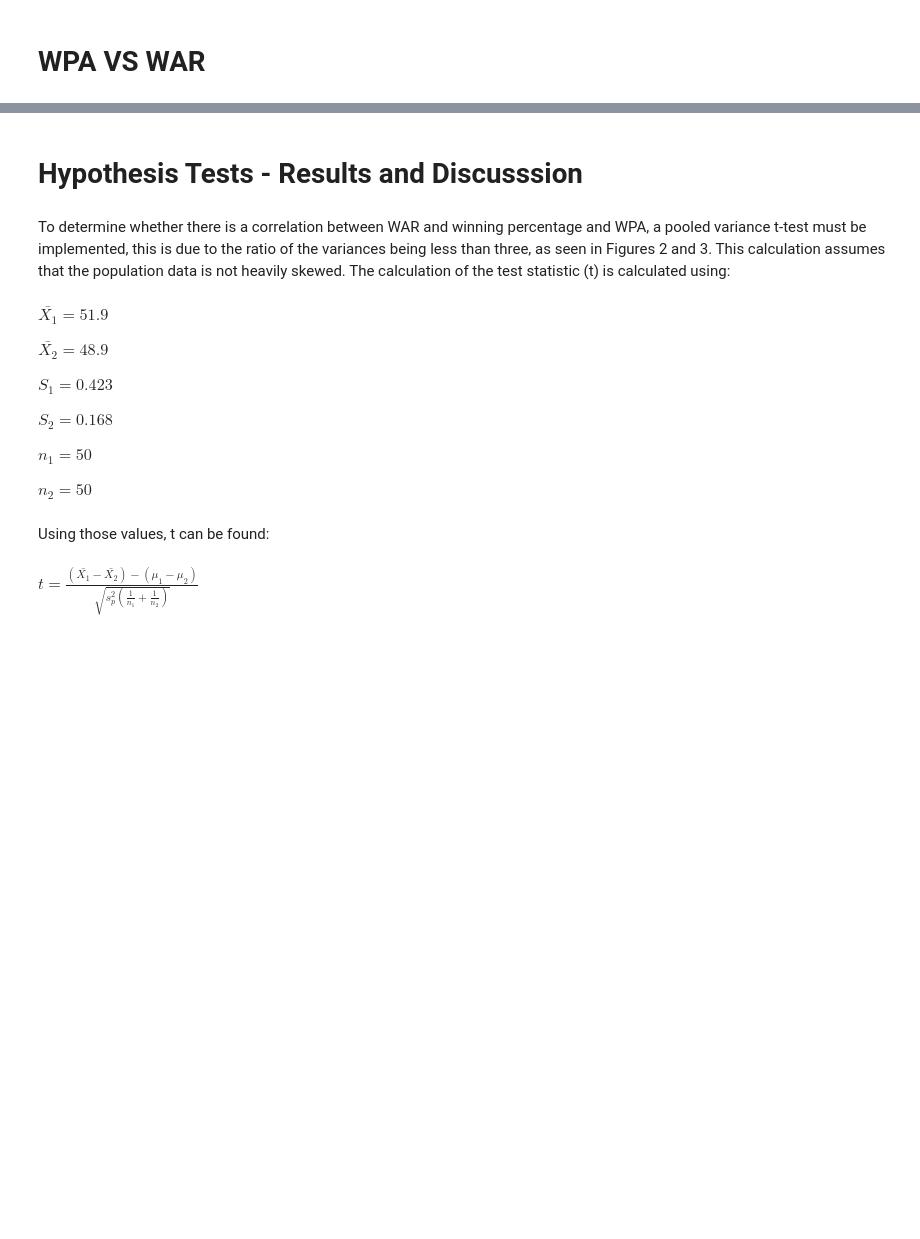
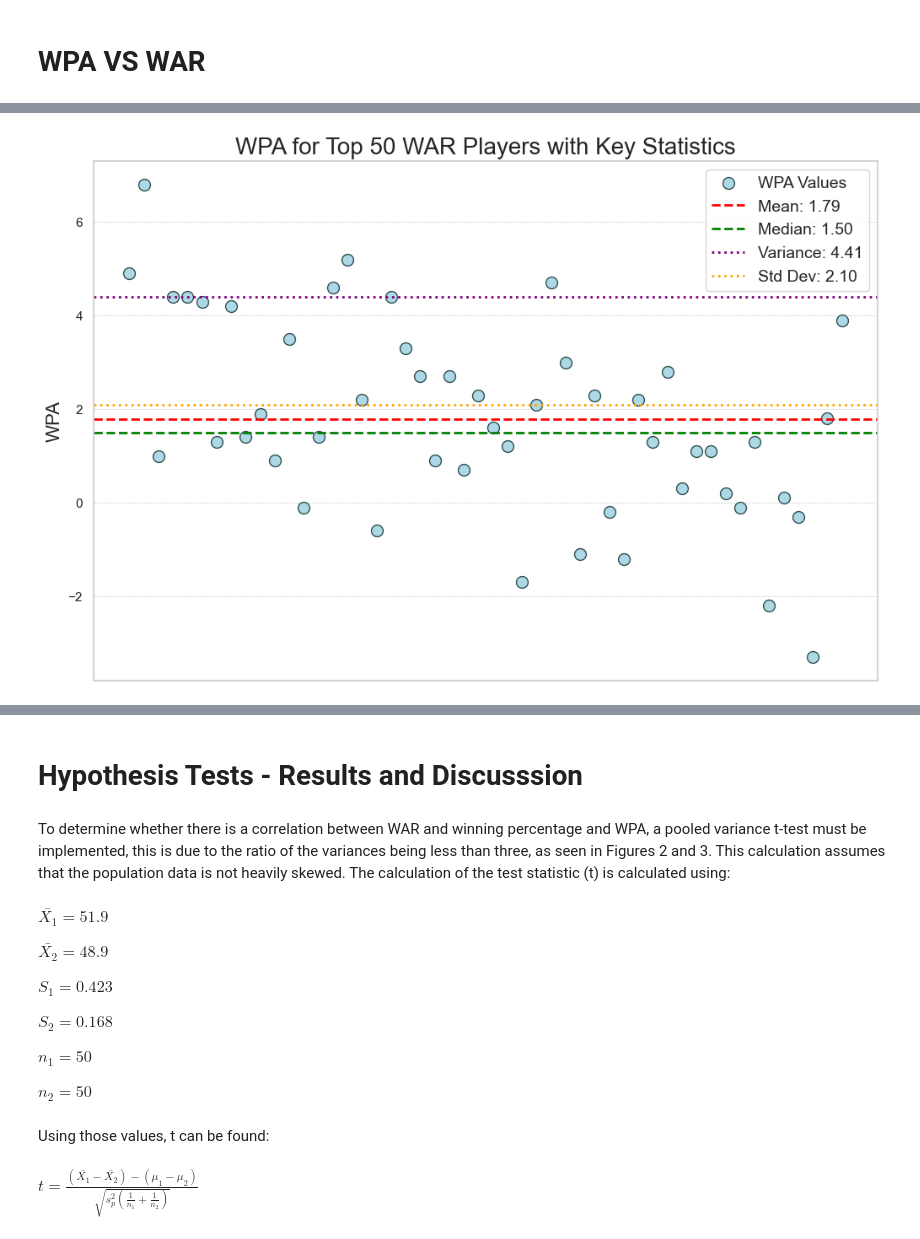
Before and after one commit to Ethanp333/baseball_data, a Jupyter notebook: starting_new.ipynb, the cells around one changed output, grey strips where cells are left out. Cells and saved outputs as stored; diff of their text form; code cells hidden in the pictures; blank space fills up the shorter version.

```diff
--- a/starting_new.ipynb
+++ b/starting_new.ipynb
@@ -1251,7 +1010,13 @@ def find_names_in_another_csv(names_df, filepath):
         # Filter the rows where the names match
         matching_rows = names_df.merge(matching_data, on='Player', how='left')
 
-        return matching_rows
+        # Display the matching rows in a styled table
+        styled_matching_rows = matching_rows.style.set_caption("Matching Rows from WPA_2023 Dataset").set_table_styles([
+            {'selector': 'caption', 'props': 'caption-side: top; font-weight: bold;'},
+            {'selector': 'th', 'props': 'font-weight: bold;'},
+        ])
+
+        return styled_matching_rows
 
     except Exception as e:
         print(f"An error occurred: {e}")
@@ -1266,9 +1031,8 @@ if top_50 is not None:
     second_csv_filepath = "WPA_2023.csv"
     matching_rows = find_names_in_another_csv(top_50, second_csv_filepath)
 
-    if matching_rows is not None and not matching_rows.empty:
-        print("Matching rows found in the second CSV:")
-        print(matching_rows)
+    if matching_rows is not None:
+        display(matching_rows)
     else:
         print("No matching rows found or an error occurred.")
 else:
@@ -1294,7 +1154,6 @@ Matching rows found in the second CSV:
 # %%
 import pandas as pd
-import plotly.graph_objects as go
-import numpy as np
+import matplotlib.pyplot as plt
 
 def get_top_50_unique_names(data):
     try:
@@ -1337,78 +1196,51 @@ def find_wpa_for_top_50_war(top_50_df, filepath):
 # Define the paths to your CSV files
 war_csv_file_path = 'WAR_2023.csv'
 wpa_csv_file_path = 'WPA_2023.csv'
 
 # Load the WAR data from the first CSV file
 war_data = pd.read_csv(war_csv_file_path, encoding='latin1')
 
 # Get the top 50 unique WAR players
 top_50 = get_top_50_unique_names(war_data)
 
 if top_50 is not None:
     # Find the WPA for the top 50 WAR players in the WPA CSV
     matching_rows = find_wpa_for_top_50_war(top_50, wpa_csv_file_path)
 
     if matching_rows is not None and not matching_rows.empty:
         # Calculate statistics for WPA values
         wpa_values = matching_rows['WPA'].dropna()
         wpa_mean = wpa_values.mean()
         wpa_median = wpa_values.median()
         wpa_variance = wpa_values.var()
         wpa_std_dev = wpa_values.std()
 
-        # Create the scatter plot
-        scatter_fig = go.Figure()
+        # Plotting the WPA values with Matplotlib
+        plt.figure(figsize=(12, 8))
+        plt.scatter(range(len(wpa_values)), wpa_values, color='lightblue', edgecolor='DarkSlateGrey', s=100, label='WPA Values')
 
-        scatter_fig.add_trace(go.Scatter(
-            x=matching_rows['Player'],
-            y=matching_rows['WPA'],
-            mode='markers',
-            marker=dict(symbol='circle', color='lightblue', size=8, line=dict(color='DarkSlateGrey', width=1)),
-            name='WPA Values'
-        ))
+        # Plot horizontal lines for statistics
+        plt.axhline(y=wpa_mean, color='red', linestyle='--', linewidth=2, label=f'Mean: {wpa_mean:.2f}')
+        plt.axhline(y=wpa_median, color='green', linestyle='--', linewidth=2, label=f'Median: {wpa_median:.2f}')
+        plt.axhline(y=wpa_variance, color='purple', linestyle=':', linewidth=2, label=f'Variance: {wpa_variance:.2f}')
+        plt.axhline(y=wpa_std_dev, color='orange', linestyle=':', linewidth=2, label=f'Std Dev: {wpa_std_dev:.2f}')
 
-        # Add statistics as annotations above the graph
-        scatter_fig.add_annotation(
-            text=f"Mean: {wpa_mean:.2f}, Median: {wpa_median:.2f}, Variance: {wpa_variance:.2f}, Std Dev: {wpa_std_dev:.2f}",
-            xref="paper", yref="paper",
-            x=0.5, y=1.15, showarrow=False,
-            font=dict(size=16, color="black")
-        )
+        # Adding titles and labels
+        plt.title('WPA for Top 50 WAR Players with Key Statistics', fontsize=20)
+        plt.ylabel('WPA', fontsize=16)
+        plt.xticks([])  # Remove x-axis labels
+        plt.legend(fontsize=14)
 
-        # Add thinner horizontal lines for mean, median, variance, and standard deviation with enhanced annotations
-        scatter_fig.add_hline(y=wpa_mean, line_dash="dash", line_color="red", line_width=2,
-                              annotation_text="Mean", annotation_position="bottom left",
-                              annotation=dict(font_size=16, font_color="red", align="left", yshift=-10))
-        scatter_fig.add_hline(y=wpa_median, line_dash="dash", line_color="green", line_width=2,
-                              annotation_text="Median", annotation_position="top right",
-                              annotation=dict(font_size=16, font_color="green", align="right", yshift=10))
-        scatter_fig.add_hline(y=wpa_variance, line_dash="dot", line_color="purple", line_width=2,
-                              annotation_text="Variance", annotation_position="top left",
-                              annotation=dict(font_size=16, font_color="purple", align="left", yshift=20))
-        scatter_fig.add_hline(y=wpa_std_dev, line_dash="dot", line_color="orange", line_width=2,
-                              annotation_text="Std Dev", annotation_position="bottom right",
-                              annotation=dict(font_size=16, font_color="orange", align="right", yshift=-20))
+        # Adding gridlines
+        plt.grid(True, which='both', linestyle='--', linewidth=0.5)
 
-        # Update layout to remove the "Player" title
-        scatter_fig.update_layout(
-            title=dict(text='WPA for Top 50 WAR Players with Key Statistics', font=dict(size=24, color='black')),
-            yaxis_title=dict(text='WPA', font=dict(size=20, color='black')),
-            xaxis=dict(showticklabels=False),  # Remove individual player labels on x-axis
-            yaxis=dict(tickfont=dict(size=14, color='black')),  # Increase y-axis tick label size
-            legend=dict(yanchor="top", y=0.99, xanchor="left", x=0.01, font=dict(size=16, color='black')),  # Adjust legend font and position
-            plot_bgcolor='white',  # Set the background to white for a cleaner look
-            margin=dict(l=50, r=50, t=100, b=100)  # Adjust margins for better layout
-        )
-
-        # Add gridlines for better readability
-        scatter_fig.update_xaxes(showgrid=True, gridwidth=1, gridcolor='lightgrey')
-        scatter_fig.update_yaxes(showgrid=True, gridwidth=1, gridcolor='lightgrey')
-
-        # Show the figure
-        scatter_fig.show()
+        # Display the plot
+        plt.show()
     else:
         print("No matching rows found or an error occurred.")
 else:
     print("Could not extract top 50 names.")
+# %% [output]
+[figure, added]
 # %%
 import pandas as pd
```
Also changed, not shown: parts of 44 cells of this notebook.
